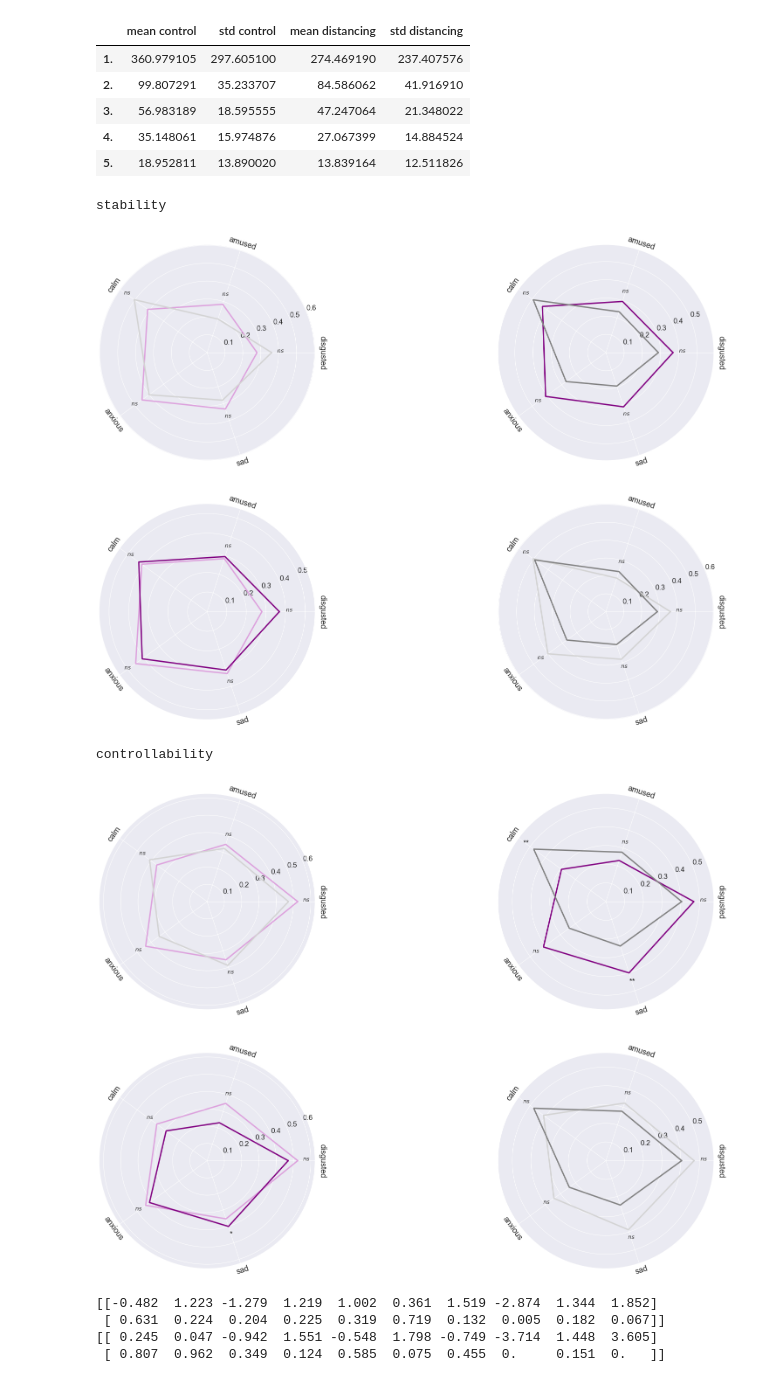
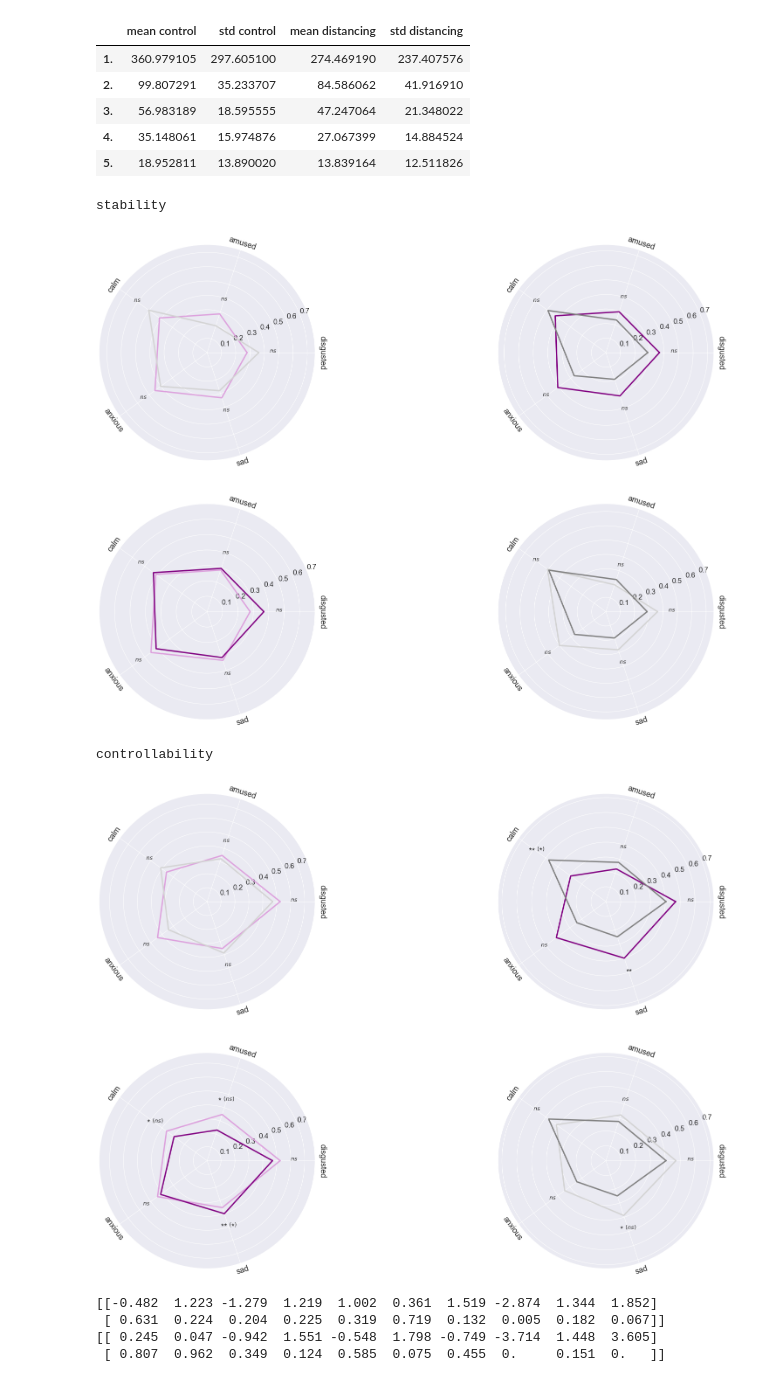
Before and after one commit to huyslab/emotioncon_public, a Jupyter notebook: analyses/modelling_analysis.ipynb, the cells around one changed output. Drawn from its saved outputs; the diff is of its cells as text; code cells hidden in the pictures.

```diff
--- a/analyses/modelling_analysis.ipynb
+++ b/analyses/modelling_analysis.ipynb
@@ -214,38 +213,39 @@ for j, d in enumerate([dynamics, controls]):
     ax = plt.subplot(2,2,1, polar=True)
     palette= {0: "plum", 1: "purple", 2: "lightgrey", 3: "grey"}
     medians = np.full((len(mood_categories)+1, 4), np.nan)
     pvalues = np.full((len(mood_categories), 4), np.nan)
     x = np.linspace(0, 2 * np.pi, len(mood_categories)+1)
     for i in range(2):
-        pvalues[:,i] = scipy.stats.wilcoxon(plot_data[:,df['randomized_condition']==i,0].T, \
-                                                plot_data[:,df['randomized_condition']==i,1].T).pvalue
-        pvalues[:,i] = stats.stats.multitest.multipletests(pvalues[:,i], method='bonferroni')[1]
+        for m in range(5):
+            pvalues[m,i] = scipy.stats.wilcoxon(plot_data[m,df['randomized_condition']==i,0].T, \
+                                                    plot_data[m,df['randomized_condition']==i,1].T).pvalue
+            pvalues[m,i] = stats.stats.multitest.multipletests(pvalues[m,i], method='bonferroni')[1]
         for t in range(2):
             tmp = np.nanmedian(plot_data[:,df['randomized_condition']==i,t],axis=1)
             medians[:,t + (i*2)] = np.append(tmp, tmp[0])
             pvalues[:,2+t] = scipy.stats.mannwhitneyu(plot_data[:,df['randomized_condition']==0,t].T, \
                                                 plot_data[:,df['randomized_condition']==1,t].T).pvalue
             pvalues[:,2+t] = stats.stats.multitest.multipletests(pvalues[:,2+t], method='bonferroni')[1]
 
     aux.polar_plot(medians[:,[0,2]], mood_categories, [palette[0], palette[2]], \
                ax, plt, pval=list(pvalues[:,2]))
 
     ax = plt.subplot(2,2,2, polar=True)
     aux.polar_plot(medians[:,[1,3]], mood_categories, [palette[1], palette[3]], \
                ax, plt, pval=list(pvalues[:,3]))
     ax = plt.subplot(2,2,3, polar=True)
     aux.polar_plot(medians[:,[0,1]], mood_categories, [palette[0], palette[1]], \
                ax, plt, pval=list(pvalues[:,0]))
     ax = plt.subplot(2,2,4, polar=True)
     aux.polar_plot(medians[:,[2,3]], mood_categories, [palette[2], palette[3]], \
                ax, plt, pval=list(pvalues[:,1]))
     plt.show()
 #     plt.savefig('/Users/jolandamalamud/Desktop/' + data_label[j] + '_eigenvector.png', bbox_inches='tight')
 # %% [output]
 stability
-[figure, old version]
+[figure, new version]
 controllability
-[figure, old version]
+[figure, new version]
 # %%
 # compare first eigenvector of controllability & stability after intervention
 pairs = []
```
Also changed, not shown: parts of 6 cells of this notebook, 21 other files.
